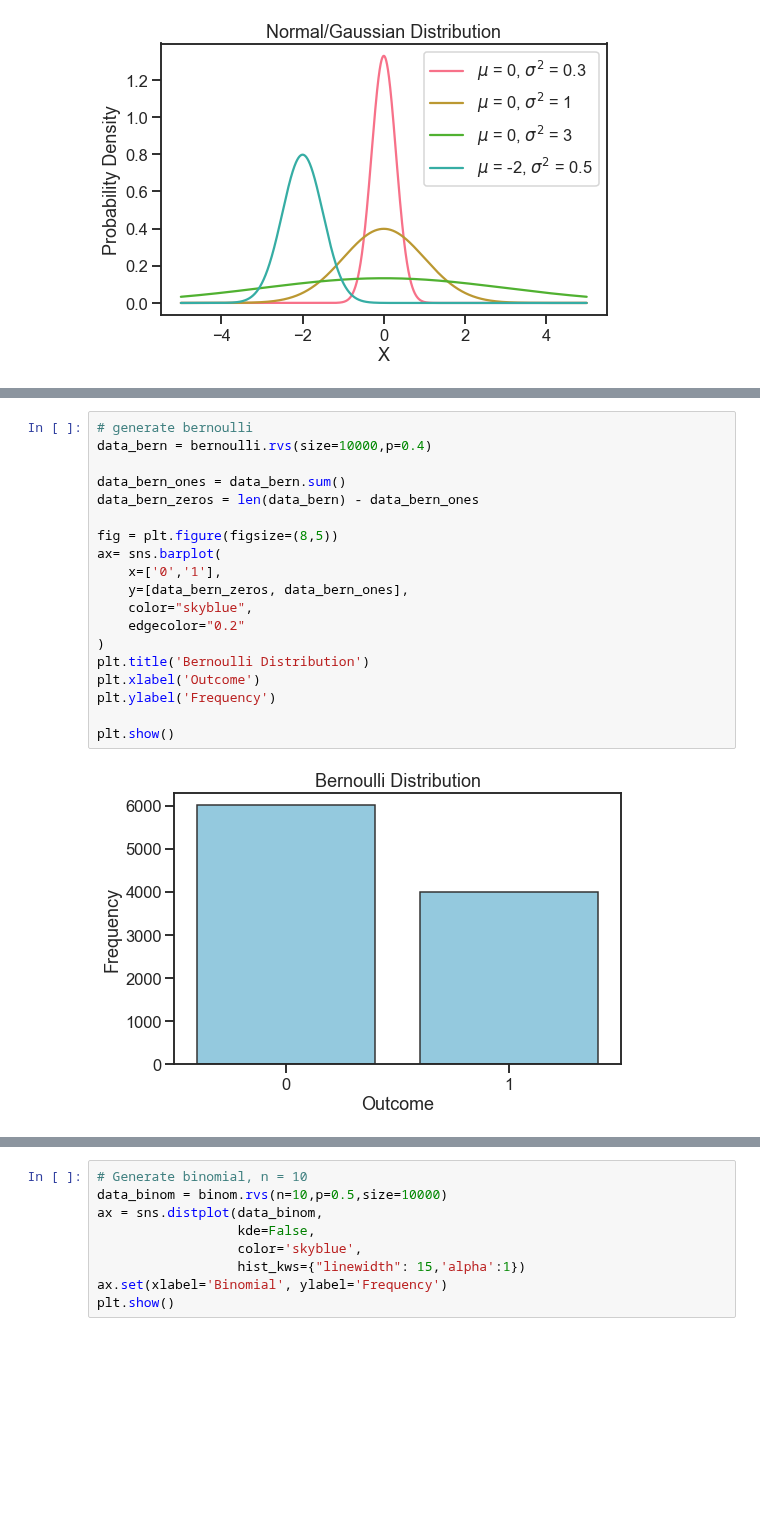
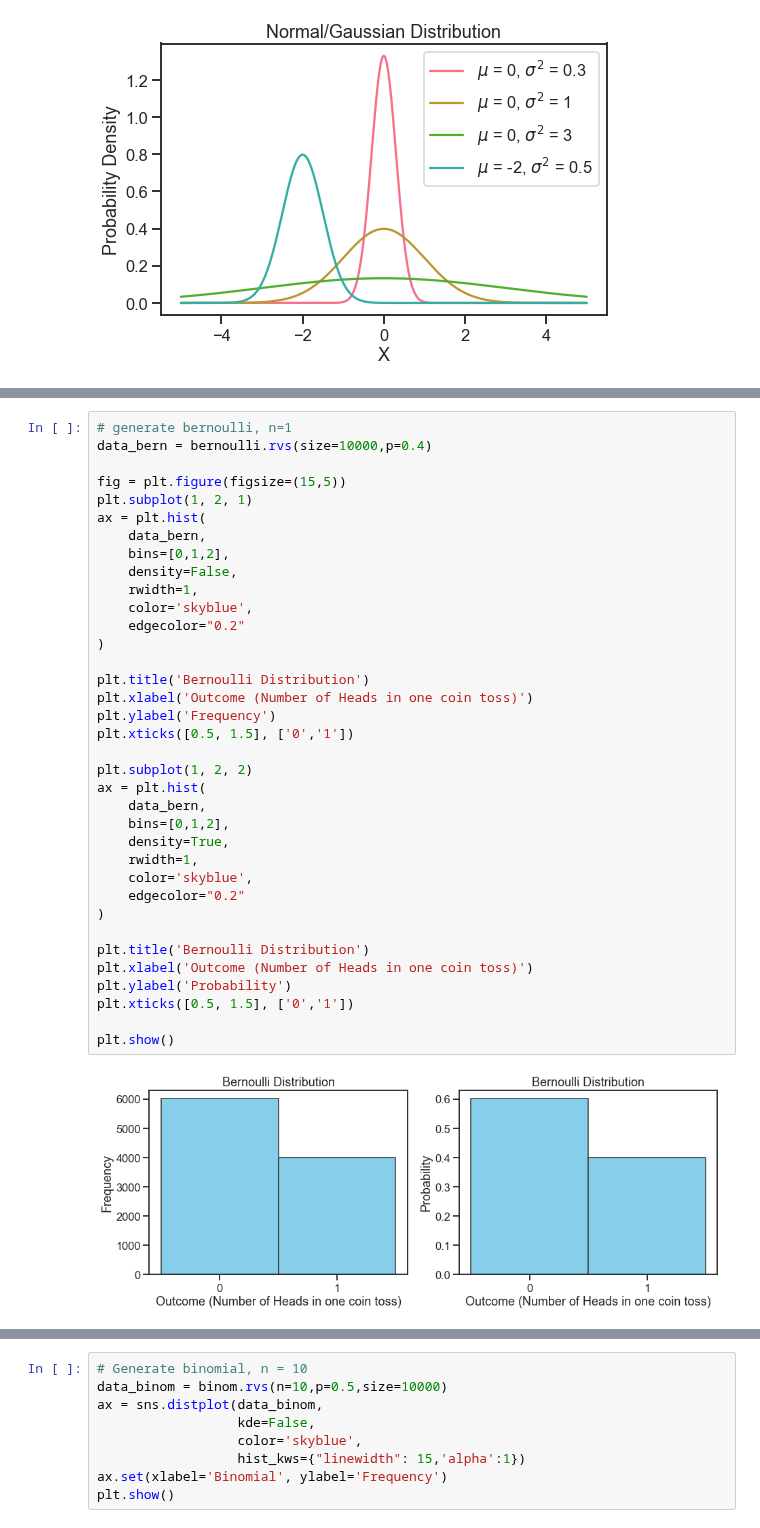
Before and after one commit to NathanielDake/intuitiveml, a Jupyter notebook: notebooks/Math-appendix/statistics/History-of-normal-distribution.ipynb, the cells around one changed output, grey strips where cells are left out. Saved outputs shown, nothing was run; the diff lists cells and outputs as text; blank space fills up the shorter version.

Commit message:
updated binomial distribution visualizations

```diff
--- a/notebooks/Math-appendix/statistics/History-of-normal-distribution.ipynb
+++ b/notebooks/Math-appendix/statistics/History-of-normal-distribution.ipynb
@@ -81,21 +83,38 @@ What makes the bernoulli distribution a special case of the binomial distributio
-# %%
-# generate bernoulli
-data_bern = bernoulli.rvs(size=10000,p=0.4)
-
-data_bern_ones = data_bern.sum()
-data_bern_zeros = len(data_bern) - data_bern_ones
-
-fig = plt.figure(figsize=(8,5))
-ax= sns.barplot(
-    x=['0','1'],
-    y=[data_bern_zeros, data_bern_ones],
-    color="skyblue",
-    edgecolor="0.2"
-)
-plt.title('Bernoulli Distribution')
-plt.xlabel('Outcome')
-plt.ylabel('Frequency')
-
-plt.show()
-# %% [output]
-[figure, removed]
+# %%
+# generate bernoulli, n=1
+data_bern = bernoulli.rvs(size=10000,p=0.4)
+
+fig = plt.figure(figsize=(15,5))
+plt.subplot(1, 2, 1)
+ax = plt.hist(
+    data_bern,
+    bins=[0,1,2],
+    density=False,
+    rwidth=1,
+    color='skyblue',
+    edgecolor="0.2"
+)
+
+plt.title('Bernoulli Distribution')
+plt.xlabel('Outcome (Number of Heads in one coin toss)')
+plt.ylabel('Frequency')
+plt.xticks([0.5, 1.5], ['0','1'])
+
+plt.subplot(1, 2, 2)
+ax = plt.hist(
+    data_bern,
+    bins=[0,1,2],
+    density=True,
+    rwidth=1,
+    color='skyblue',
+    edgecolor="0.2"
+)
+
+plt.title('Bernoulli Distribution')
+plt.xlabel('Outcome (Number of Heads in one coin toss)')
+plt.ylabel('Probability')
+plt.xticks([0.5, 1.5], ['0','1'])
+
+plt.show()
+# %% [output]
+[figure, added]
```
Also changed, not shown: parts of 8 cells of this notebook, 1 other file.
